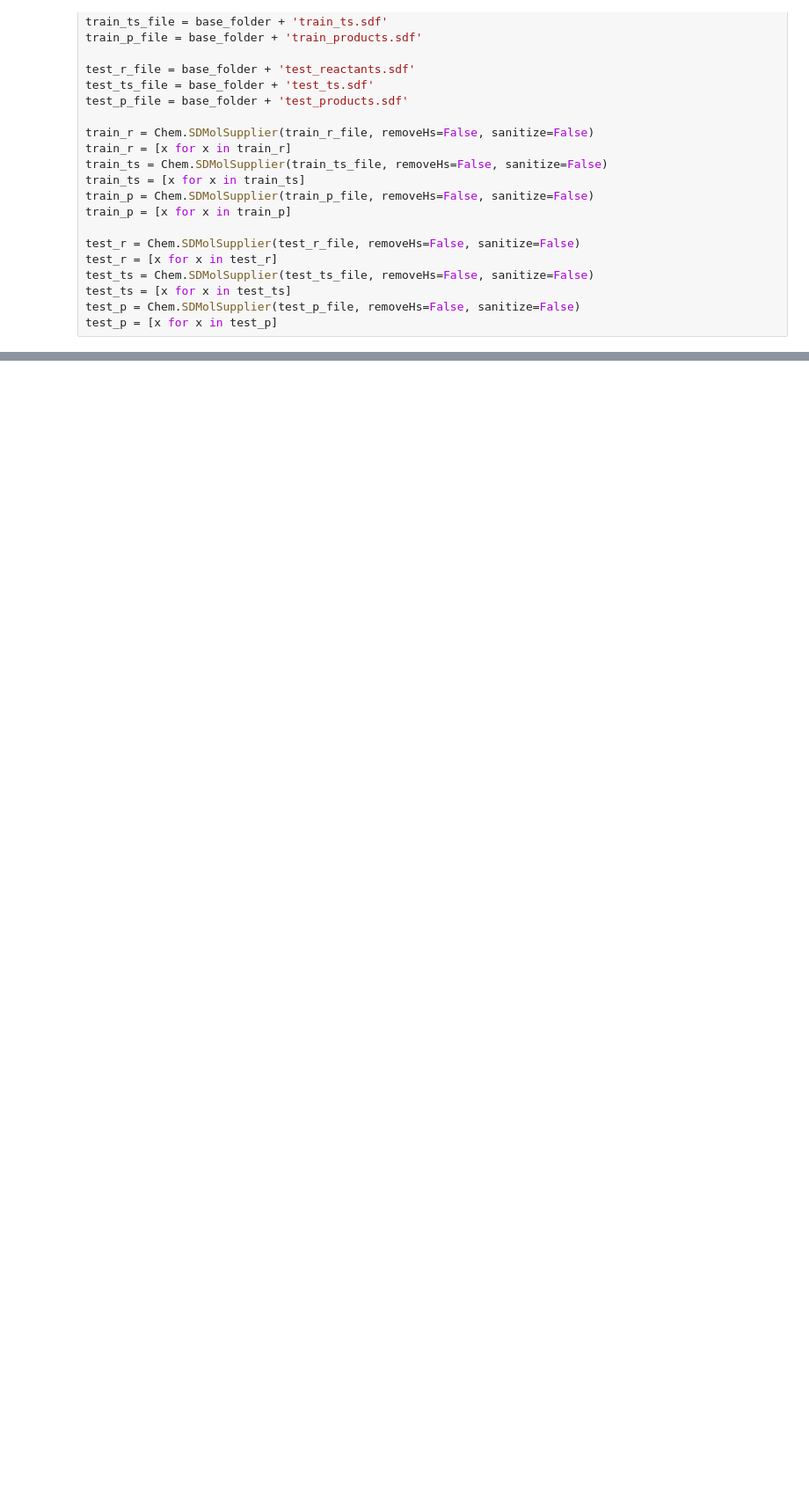
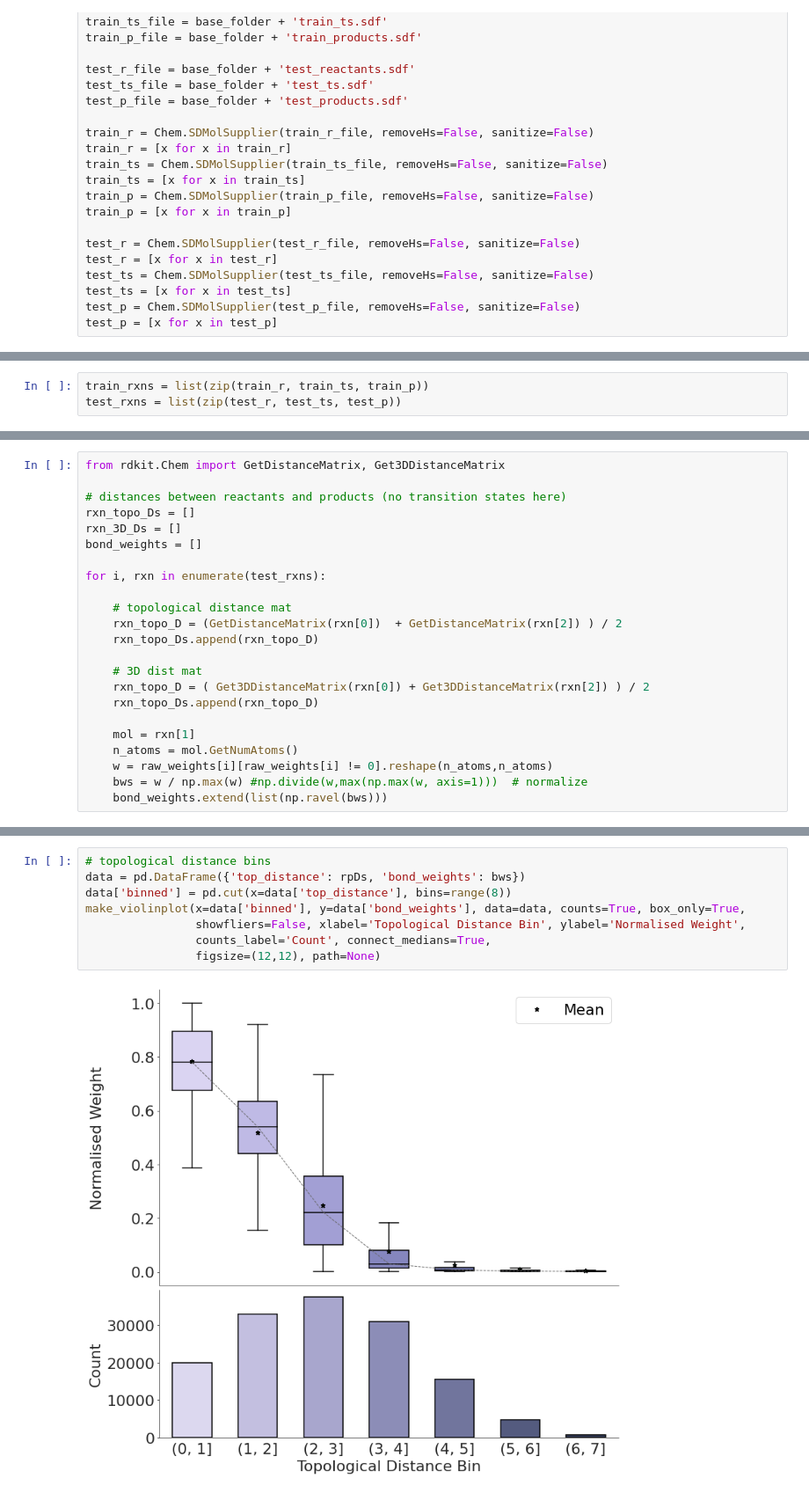
Before and after one commit to avishvj/3d-reactions, a Jupyter notebook: eda_notebooks/dist_bin.ipynb, the cells around one changed output, grey strips where cells are left out. Shown at 88% size. Cells and saved outputs as stored; diff of their text form; blank space fills up the shorter version.

Commit message:
some notes for visualisations

```diff
--- a/eda_notebooks/dist_bin.ipynb
+++ b/eda_notebooks/dist_bin.ipynb
@@ -69,0 +40,3 @@ def show_important_bonds(plot_idx):
+# %%
+train_rxns = list(zip(train_r, train_ts, train_p))
+test_rxns = list(zip(test_r, test_ts, test_p))
@@ -69,0 +67,23 @@ def show_important_bonds(plot_idx):
+# %%
+from rdkit.Chem import GetDistanceMatrix, Get3DDistanceMatrix
+
+# distances between reactants and products (no transition states here)
+rxn_topo_Ds = []
+rxn_3D_Ds = []
+bond_weights = []
+
+for i, rxn in enumerate(test_rxns):
+
+    # topological distance mat
+    rxn_topo_D = (GetDistanceMatrix(rxn[0])  + GetDistanceMatrix(rxn[2]) ) / 2
+    rxn_topo_Ds.append(rxn_topo_D)
+
+    # 3D dist mat
+    rxn_topo_D = ( Get3DDistanceMatrix(rxn[0]) + Get3DDistanceMatrix(rxn[2]) ) / 2
+    rxn_topo_Ds.append(rxn_topo_D)
+
+    mol = rxn[1]
+    n_atoms = mol.GetNumAtoms()
+    w = raw_weights[i][raw_weights[i] != 0].reshape(n_atoms,n_atoms)
+    bws = w / np.max(w) #np.divide(w,max(np.max(w, axis=1)))  # normalize
+    bond_weights.extend(list(np.ravel(bws)))
@@ -69,0 +175,10 @@ def show_important_bonds(plot_idx):
+# %%
+# topological distance bins
+data = pd.DataFrame({'top_distance': rpDs, 'bond_weights': bws})
+data['binned'] = pd.cut(x=data['top_distance'], bins=range(8))
+make_violinplot(x=data['binned'], y=data['bond_weights'], data=data, counts=True, box_only=True,
+                showfliers=False, xlabel='Topological Distance Bin', ylabel='Normalised Weight',
+                counts_label='Count', connect_medians=True,
+                figsize=(12,12), path=None)
+# %% [output]
+[figure, added]
```
Also changed, not shown: parts of 8 cells of this notebook, 1 other file.
